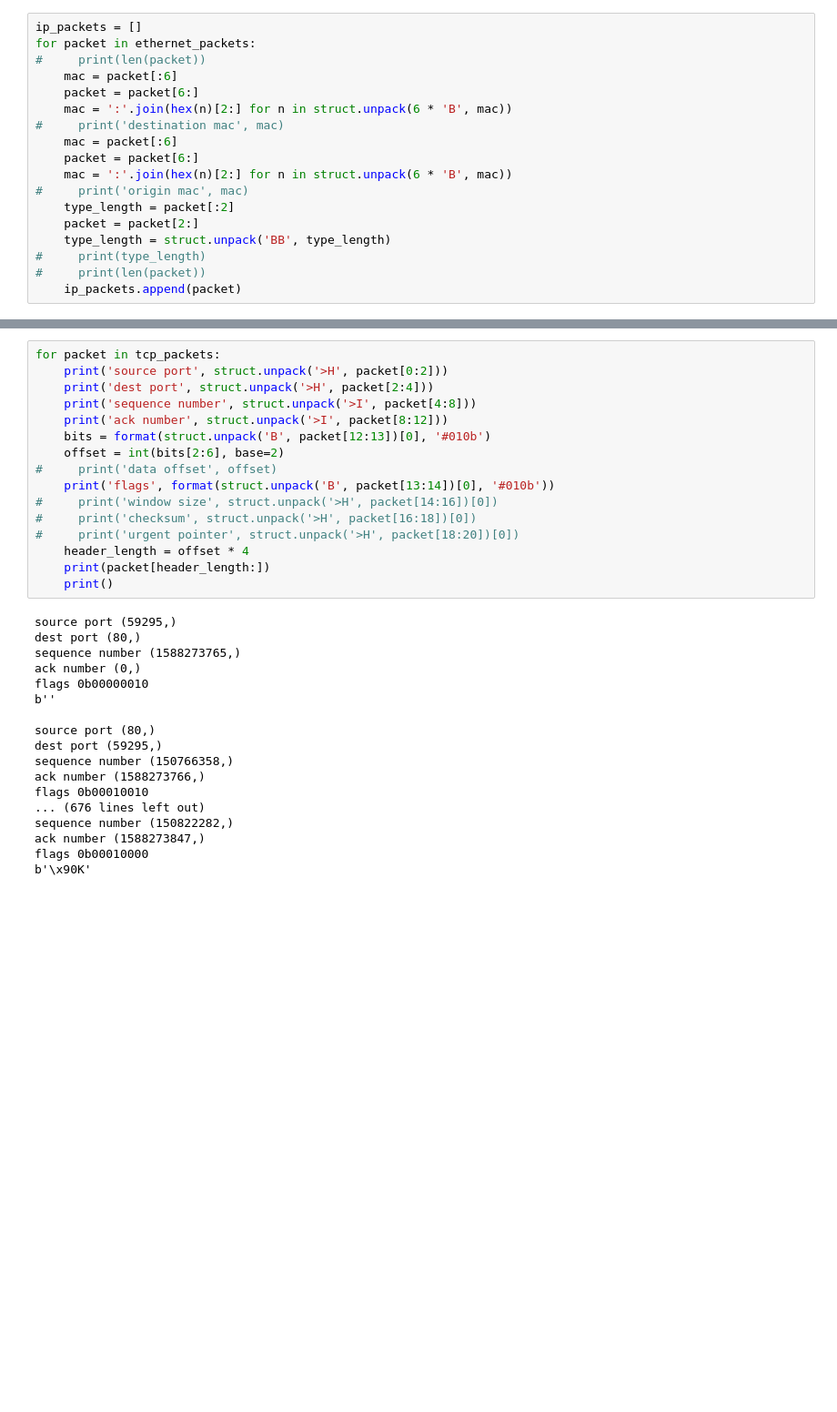
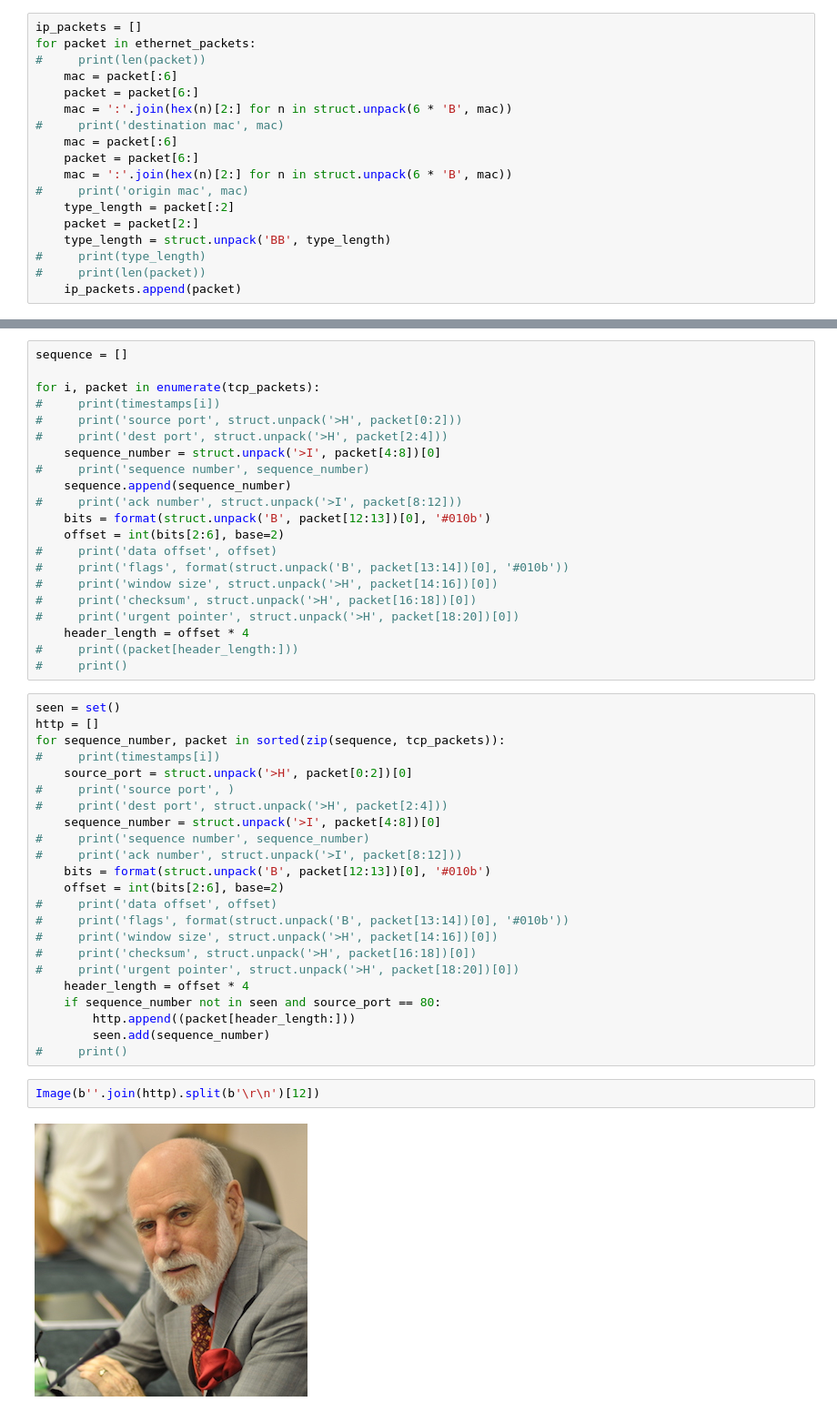
Before and after one commit to scotchka/networking, a Jupyter notebook: pcap.ipynb, the cells around one changed output, grey strips where cells are left out. Shown at 91% size. Cells and saved outputs as stored; diff of their text form; blank space fills up the shorter version.

Commit message:
reconstruct image

```diff
--- a/pcap.ipynb
+++ b/pcap.ipynb
@@ -102,34 +85,48 @@ packet size 34
 # %%
-for packet in tcp_packets:
-    print('source port', struct.unpack('>H', packet[0:2]))
-    print('dest port', struct.unpack('>H', packet[2:4]))
-    print('sequence number', struct.unpack('>I', packet[4:8]))
-    print('ack number', struct.unpack('>I', packet[8:12]))
+sequence = []
+
+for i, packet in enumerate(tcp_packets):
+#     print(timestamps[i])
+#     print('source port', struct.unpack('>H', packet[0:2]))
+#     print('dest port', struct.unpack('>H', packet[2:4]))
+    sequence_number = struct.unpack('>I', packet[4:8])[0]
+#     print('sequence number', sequence_number)
+    sequence.append(sequence_number)
+#     print('ack number', struct.unpack('>I', packet[8:12]))
     bits = format(struct.unpack('B', packet[12:13])[0], '#010b')
     offset = int(bits[2:6], base=2)
 #     print('data offset', offset)
-    print('flags', format(struct.unpack('B', packet[13:14])[0], '#010b'))
+#     print('flags', format(struct.unpack('B', packet[13:14])[0], '#010b'))
 #     print('window size', struct.unpack('>H', packet[14:16])[0])
 #     print('checksum', struct.unpack('>H', packet[16:18])[0])
 #     print('urgent pointer', struct.unpack('>H', packet[18:20])[0])
     header_length = offset * 4
-    print(packet[header_length:])
-    print()
+#     print((packet[header_length:]))
+#     print()
-# %% [output]
-source port (59295,)
-dest port (80,)
-sequence number (1588273765,)
-ack number (0,)
-flags 0b00000010
-b''
-
-source port (80,)
-dest port (59295,)
-sequence number (150766358,)
-ack number (1588273766,)
-flags 0b00010010
-... (676 lines left out)
-sequence number (150822282,)
-ack number (1588273847,)
-flags 0b00010000
-b'\x90K'
+# %%
+seen = set()
+http = []
+for sequence_number, packet in sorted(zip(sequence, tcp_packets)):
+#     print(timestamps[i])
+    source_port = struct.unpack('>H', packet[0:2])[0]
+#     print('source port', )
+#     print('dest port', struct.unpack('>H', packet[2:4]))
+    sequence_number = struct.unpack('>I', packet[4:8])[0]
+#     print('sequence number', sequence_number)
+#     print('ack number', struct.unpack('>I', packet[8:12]))
+    bits = format(struct.unpack('B', packet[12:13])[0], '#010b')
+    offset = int(bits[2:6], base=2)
+#     print('data offset', offset)
+#     print('flags', format(struct.unpack('B', packet[13:14])[0], '#010b'))
+#     print('window size', struct.unpack('>H', packet[14:16])[0])
+#     print('checksum', struct.unpack('>H', packet[16:18])[0])
+#     print('urgent pointer', struct.unpack('>H', packet[18:20])[0])
+    header_length = offset * 4
+    if sequence_number not in seen and source_port == 80:
+        http.append((packet[header_length:]))
+        seen.add(sequence_number)
+#     print()
+# %%
+Image(b''.join(http).split(b'\r\n')[12])
+# %% [output]
+[figure, added]
```
Also changed, not shown: parts of 2 cells of this notebook.
